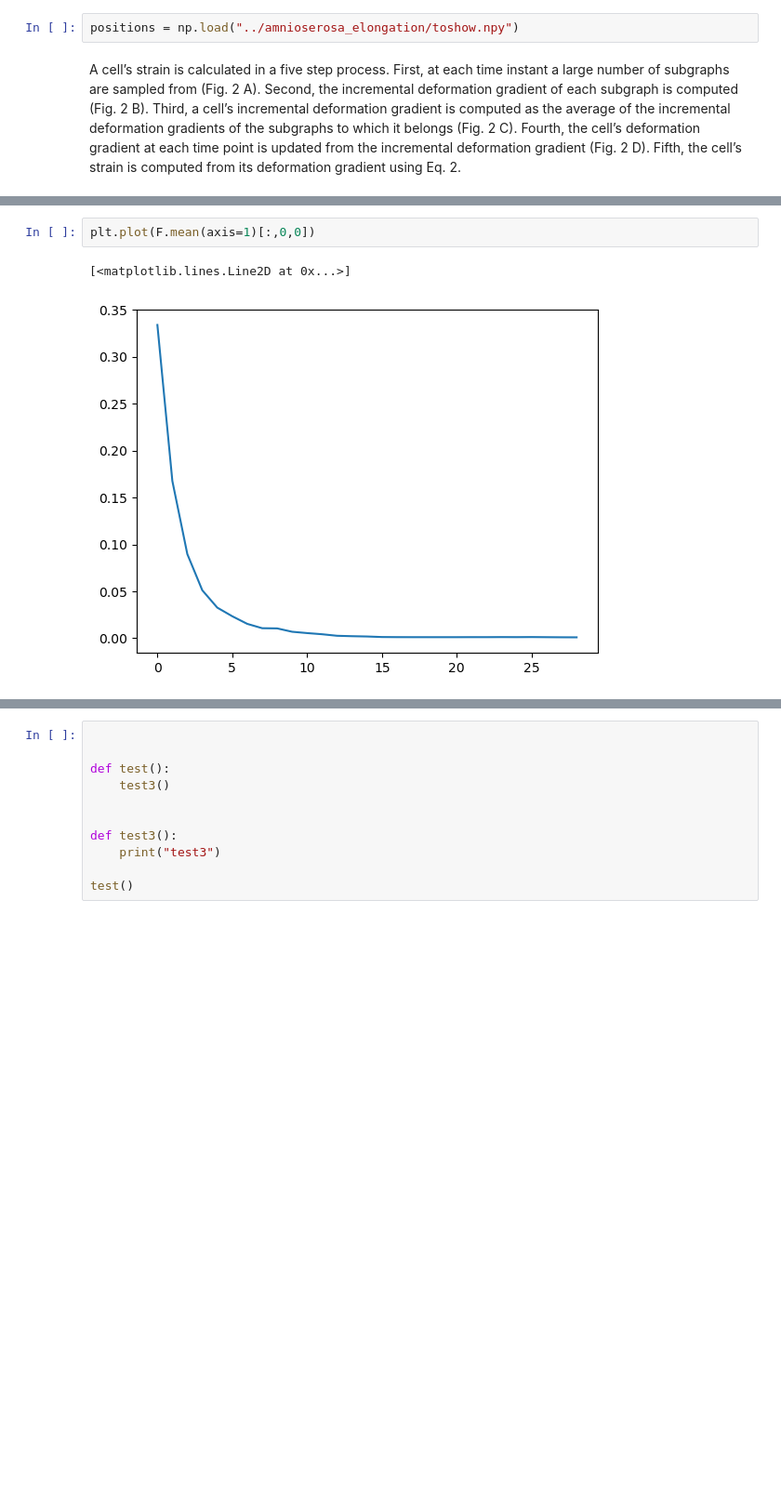
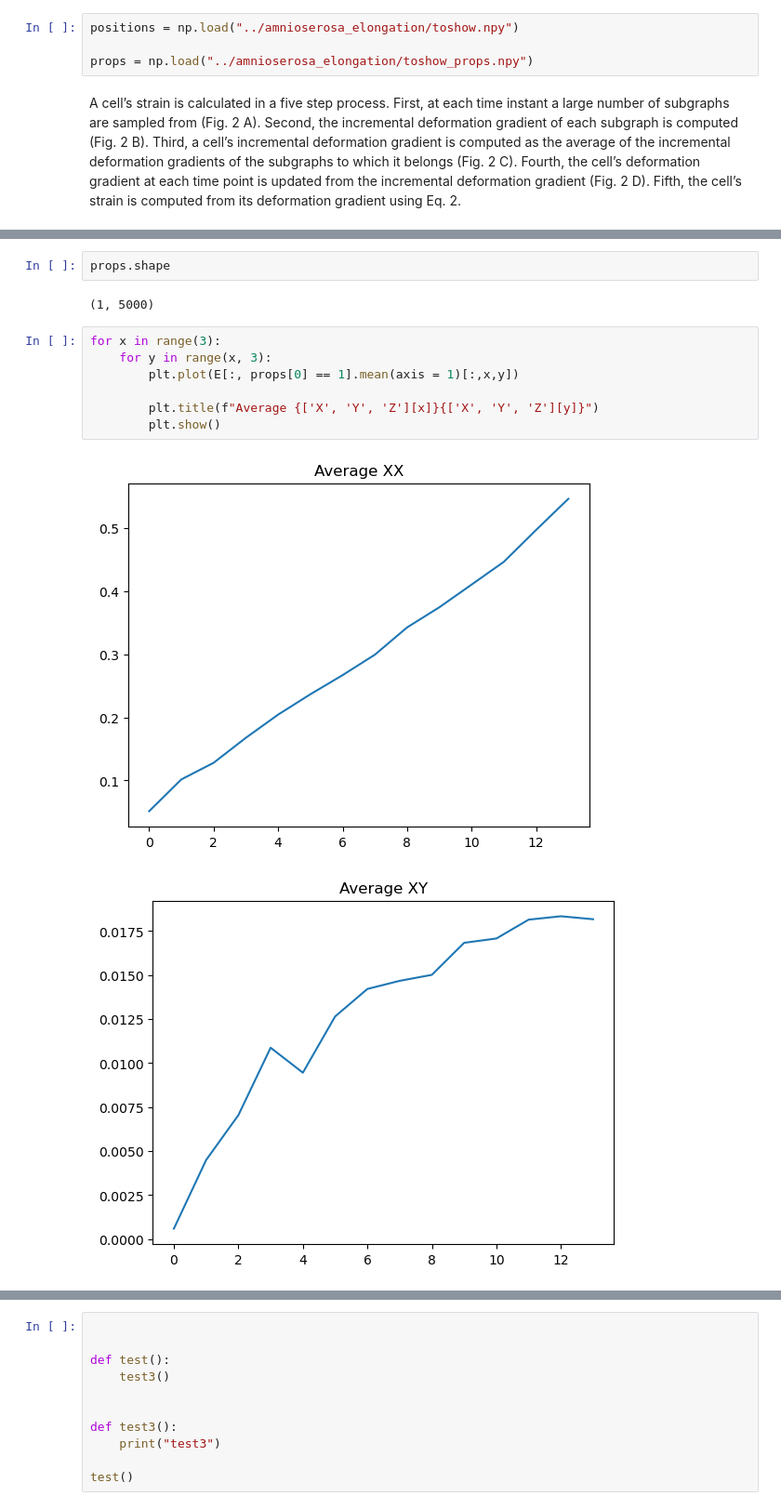
Before and after one commit to JakobSchauser/PhD, a Jupyter notebook: code/strain_map/strain_ala_david_denberg.ipynb, the cells around one changed output, grey strips where cells are left out. Shown at 93% size. Saved outputs shown, nothing was run; the diff lists cells and outputs as text; blank space fills up the shorter version.

```diff
--- a/code/strain_map/strain_ala_david_denberg.ipynb
+++ b/code/strain_map/strain_ala_david_denberg.ipynb
@@ -5,6 +6,8 @@ from scipy.spatial import KDTree
 # , Lewis Wolpert famously wrote that “gastrulation … is truly the most important moment of your life.”
 # %%
 positions = np.load("../amnioserosa_elongation/toshow.npy")
+
+props = np.load("../amnioserosa_elongation/toshow_props.npy")
 # %% [markdown]
 A cell’s strain is calculated in a five step process. First, at each time instant a large number of subgraphs are sampled from
  (Fig. 2 A). Second, the incremental deformation gradient of each subgraph is computed (Fig. 2 B). Third, a cell’s incremental deformation gradient is computed as the average of the incremental deformation gradients of the subgraphs to which it belongs (Fig. 2 C). Fourth, the cell’s deformation gradient at each time point is updated from the incremental deformation gradient (Fig. 2 D). Fifth, the cell’s strain is computed from its deformation gradient using Eq. 2.
@@ -172,5 +180,14 @@ F.shape
-# %%
-plt.plot(F.mean(axis=1)[:,0,0])
-# %% [output]
-[<matplotlib.lines.Line2D at 0x...>]
-[figure, removed]
+# %%
+props.shape
+# %% [output]
+(1, 5000)
+# %%
+for x in range(3):
+    for y in range(x, 3):
+        plt.plot(E[:, props[0] == 1].mean(axis = 1)[:,x,y])
+
+        plt.title(f"Average {['X', 'Y', 'Z'][x]}{['X', 'Y', 'Z'][y]}")
+        plt.show()
+# %% [output]
+[figure, added]
+[figure, added]
```
Also changed, not shown: parts of 5 cells of this notebook.
